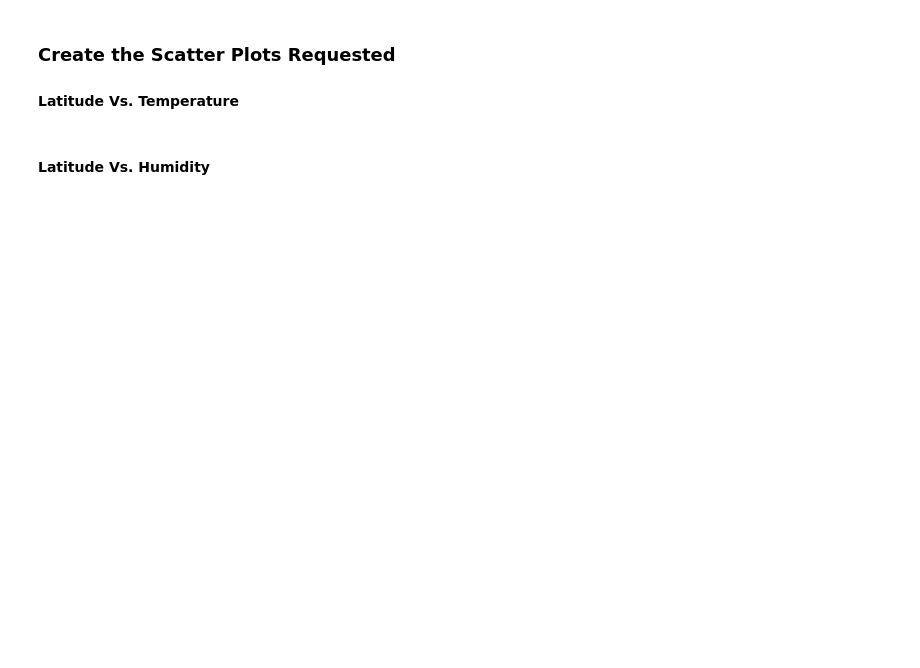
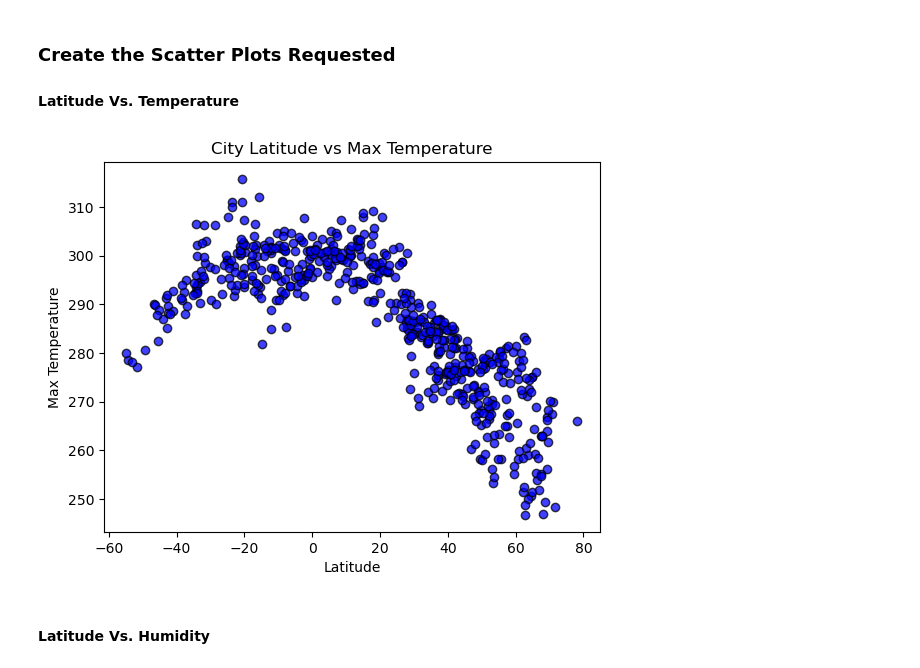
Before and after one commit to henry-lemen/python-api-challenge, a Jupyter notebook: WeatherPy.ipynb, the cells around one changed output. Cells and saved outputs as stored; diff of their text form; code cells hidden in the pictures; blank space fills up the shorter version.

```diff
--- a/WeatherPy.ipynb
+++ b/WeatherPy.ipynb
@@ -173,18 +215,20 @@ city_data_df.head()
 #### Latitude Vs. Temperature
 # %%
 # Build scatter plot for latitude vs. temperature
-plt.scatter(city_data_df['lat'], city_data_df['max temp'], marker="o", facecolors="blue", edgecolors="black", alpha=0.75)
+plt.scatter(city_data_df['Lat'], city_data_df['Max Temp'], marker="o", facecolors="blue", edgecolors="black", alpha=0.75)
 
 # Incorporate the other graph properties
 plt.title("City Latitude vs Max Temperature")
 plt.xlabel("Latitude")
 plt.ylabel("Max Temperature")
 
 # Save the figure
 plt.savefig("output_data/Fig1.png")
 
 # Show plot
 plt.show()
+# %% [output]
+[figure, added]
 # %% [markdown]
 #### Latitude Vs. Humidity
 # %%
```
Also changed, not shown: parts of 29 cells of this notebook, 14 other files.
